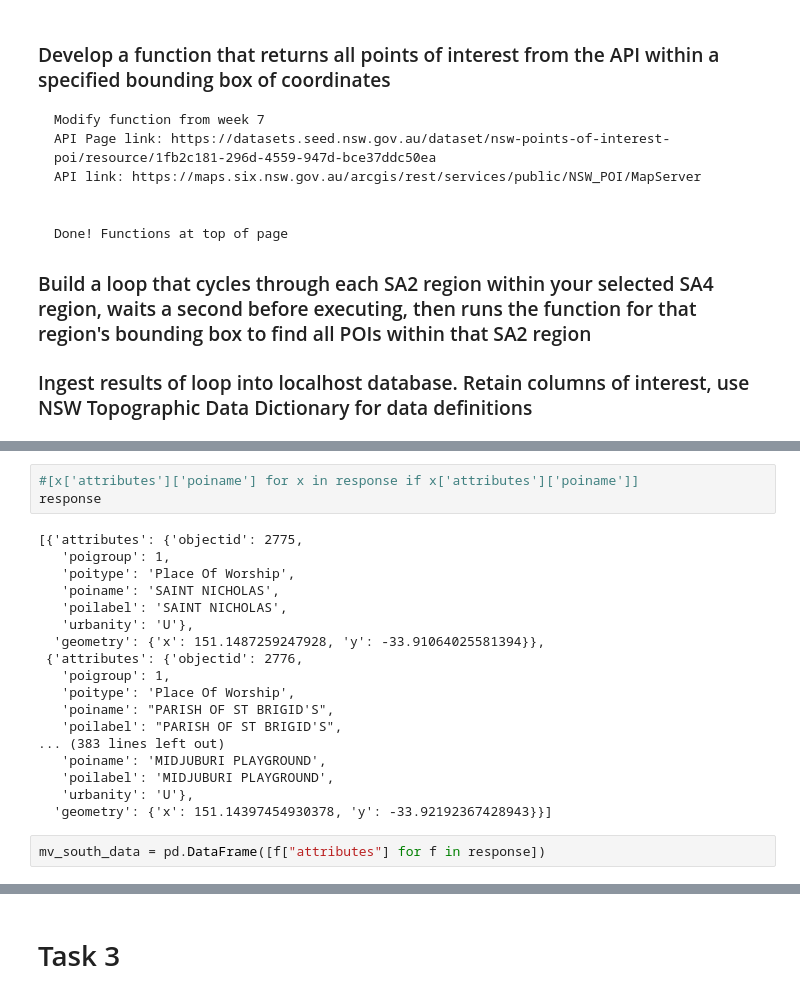
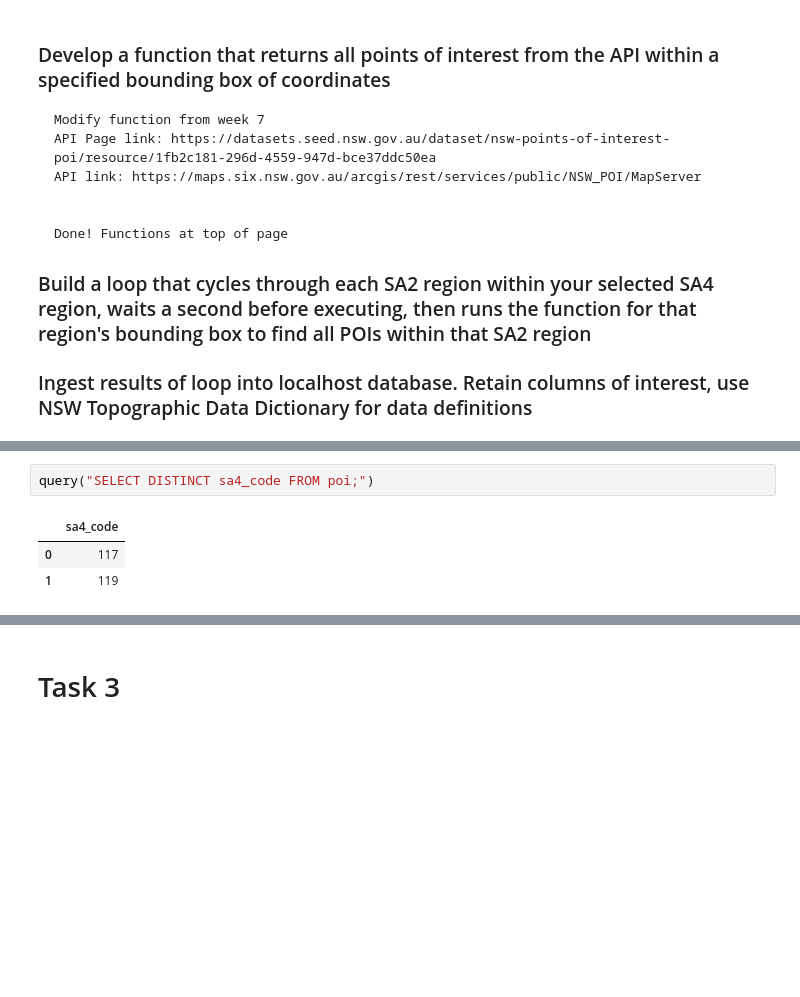
Before and after one commit to fantasticFregata/DATA2001-Assignment, a Jupyter notebook: Assignment.ipynb, the cells around one changed output, grey strips where cells are left out. Drawn from its saved outputs; the diff is of its cells as text; blank space fills up the shorter version.

```diff
--- a/Assignment.ipynb
+++ b/Assignment.ipynb
@@ -958,25 +935,8 @@ len(response)
 # %% [output]
 57
 # %%
-#[x['attributes']['poiname'] for x in response if x['attributes']['poiname']]
-response
+query("SELECT DISTINCT sa4_code FROM poi;")
 # %% [output]
-[{'attributes': {'objectid': 2775,
-   'poigroup': 1,
-   'poitype': 'Place Of Worship',
-   'poiname': 'SAINT NICHOLAS',
-   'poilabel': 'SAINT NICHOLAS',
-   'urbanity': 'U'},
-  'geometry': {'x': 151.1487259247928, 'y': -33.91064025581394}},
- {'attributes': {'objectid': 2776,
-   'poigroup': 1,
-   'poitype': 'Place Of Worship',
-   'poiname': "PARISH OF ST BRIGID'S",
-   'poilabel': "PARISH OF ST BRIGID'S",
-... (383 lines left out)
-   'poiname': 'MIDJUBURI PLAYGROUND',
-   'poilabel': 'MIDJUBURI PLAYGROUND',
-   'urbanity': 'U'},
-  'geometry': {'x': 151.14397454930378, 'y': -33.92192367428943}}]
+|  | sa4_code |
+| 0 | 117 |
+| 1 | 119 |
-# %%
-mv_south_data = pd.DataFrame([f["attributes"] for f in response])
```
Also changed, not shown: parts of 13 cells of this notebook.
